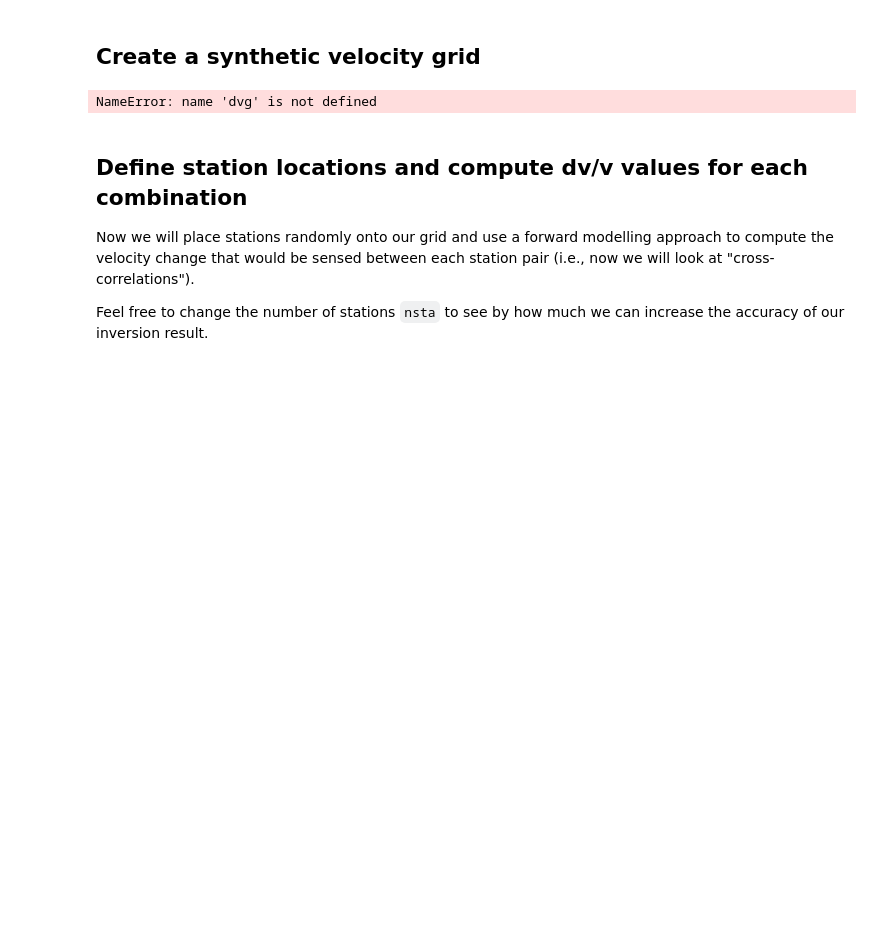
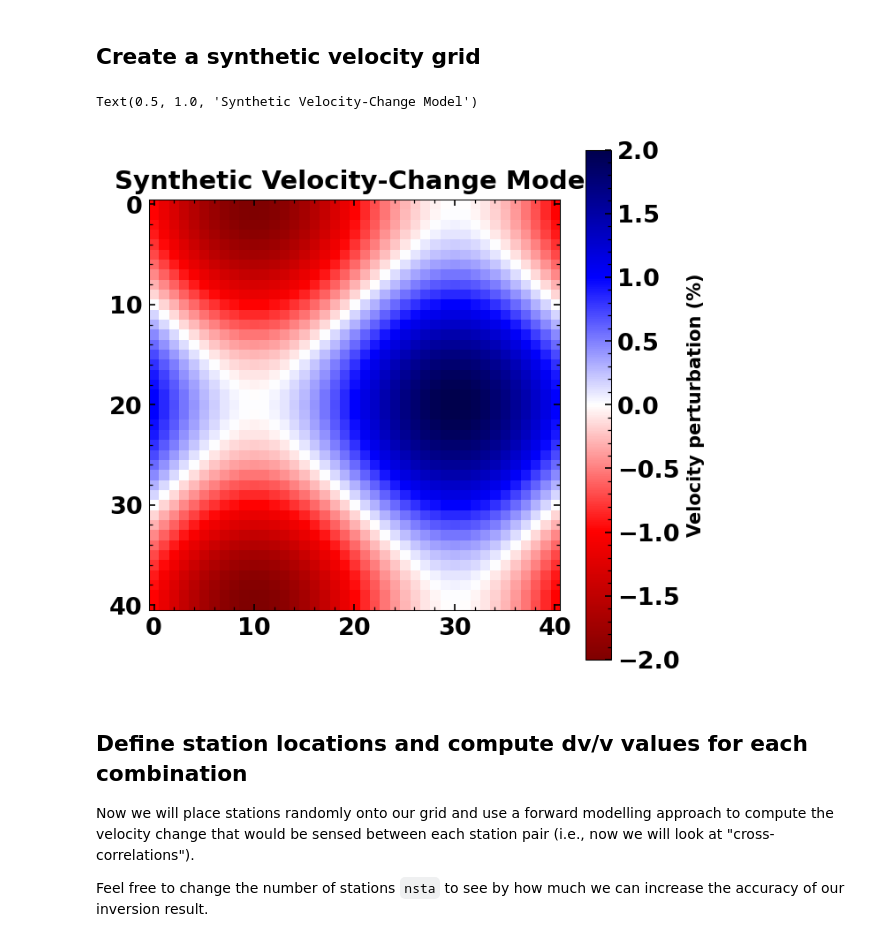
Before and after one commit to PeterMakus/SeisMIC, a Jupyter notebook: examples/spatial.ipynb, the cells around one changed output. Drawn from its saved outputs; the diff is of its cells as text; code cells hidden in the pictures; blank space fills up the shorter version.

```diff
--- a/examples/spatial.ipynb
+++ b/examples/spatial.ipynb
@@ -34,24 +34,25 @@ dvg = DVGrid(lat0, lon0, res, x, y, dt, vel, mf_path)
 # %%
 import numpy as np
 from matplotlib import pyplot as plt
 from obspy import UTCDateTime
 
 from seismic.plot.plot_utils import set_mpl_params
 
-chkb = np.zeros_like(dvg.xgrid)
+chkb = np.zeros_like(dvg.xgrid, dtype=float)
 for ii, yy in enumerate(np.arange(y/res+1)):
     chkb[ii, :] = np.sin(
         2*np.pi*np.arange(x/res+1)/(x/res)) + np.cos(2*np.pi*yy/(y/res))
 chkb /= 100
 
 # Plot the synthetic checkerboard
 set_mpl_params()
 plt.figure(figsize=(5, 5))
 plt.imshow(chkb*-100, cmap='seismic_r')
 plt.colorbar(label='Velocity perturbation (%)')
 plt.title('Synthetic Velocity-Change Model')
 # %% [output]
-NameError: name 'dvg' is not defined
+Text(0.5, 1.0, 'Synthetic Velocity-Change Model')
+[figure, added]
 # %% [markdown]
 ## Define station locations and compute dv/v values for each combination
 
```
Also changed, not shown: parts of 2 cells of this notebook, 12 other files.
